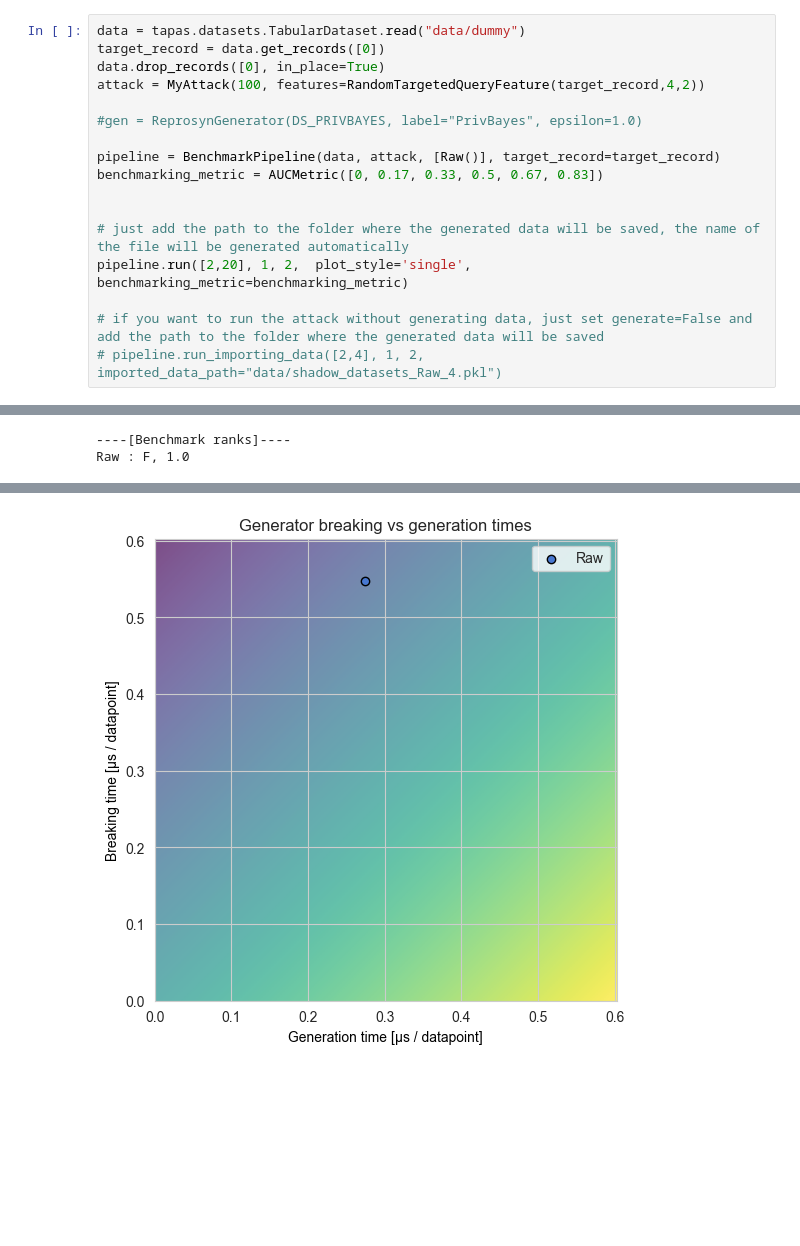
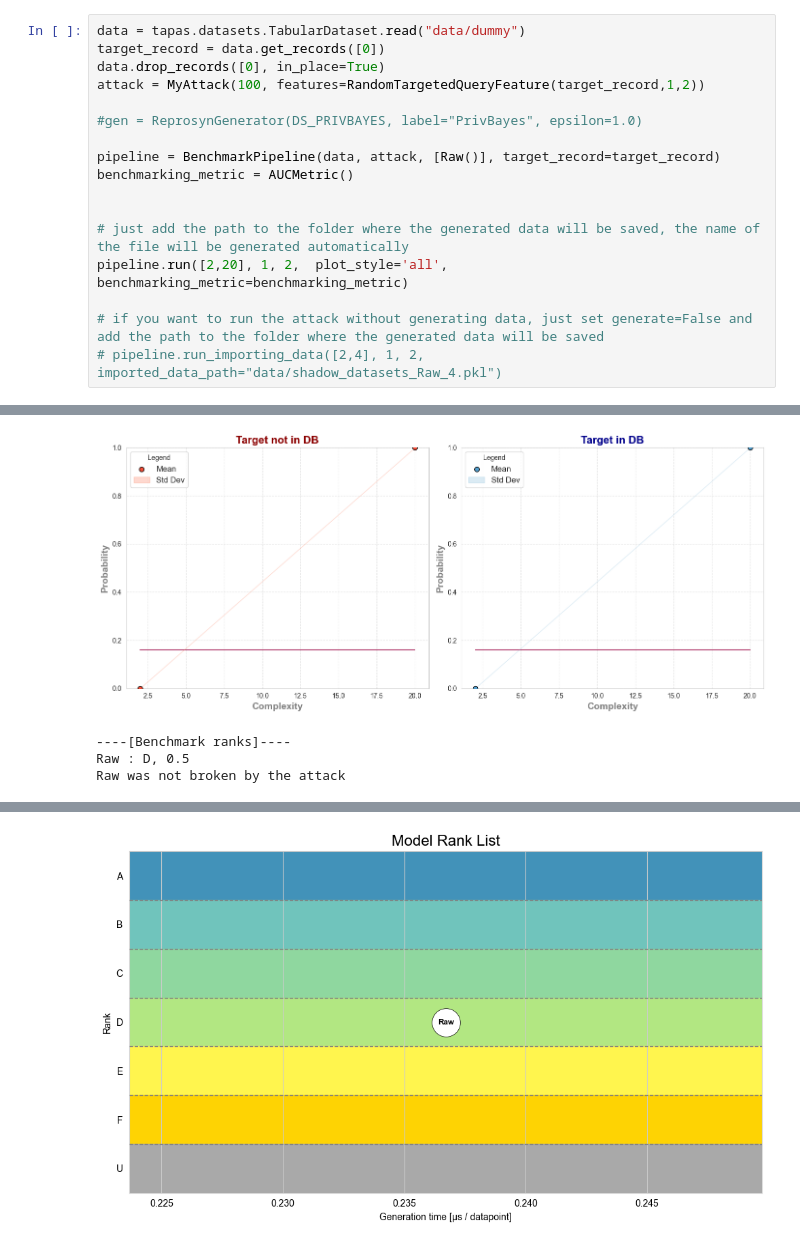
Before and after one commit to ArthGV/Benchmarking-of-Tabular-Synthetic-Data-Generation, a Jupyter notebook: privacy/run_pipeline.ipynb, the cells around one changed output, grey strips where cells are left out. Saved outputs shown, nothing was run; the diff lists cells and outputs as text; blank space fills up the shorter version.

```diff
--- a/privacy/run_pipeline.ipynb
+++ b/privacy/run_pipeline.ipynb
@@ -9,16 +9,16 @@ from utils.benchmark_metric import AUCMetric
 data = tapas.datasets.TabularDataset.read("data/dummy")
 target_record = data.get_records([0])
 data.drop_records([0], in_place=True)
-attack = MyAttack(100, features=RandomTargetedQueryFeature(target_record,4,2))
+attack = MyAttack(100, features=RandomTargetedQueryFeature(target_record,1,2))
 
 #gen = ReprosynGenerator(DS_PRIVBAYES, label="PrivBayes", epsilon=1.0)
 
 pipeline = BenchmarkPipeline(data, attack, [Raw()], target_record=target_record)
-benchmarking_metric = AUCMetric([0, 0.17, 0.33, 0.5, 0.67, 0.83])
+benchmarking_metric = AUCMetric()
 
 
 # just add the path to the folder where the generated data will be saved, the name of the file will be generated automatically
-pipeline.run([2,20], 1, 2,  plot_style='single', benchmarking_metric=benchmarking_metric)
+pipeline.run([2,20], 1, 2,  plot_style='all', benchmarking_metric=benchmarking_metric)
 
 # if you want to run the attack without generating data, just set generate=False and add the path to the folder where the generated data will be saved
 # pipeline.run_importing_data([2,4], 1, 2, imported_data_path="data/shadow_datasets_Raw_4.pkl")
@@ -34,2 +34,4 @@ COMPLEXITY:  20
+[figure, new version]
 ----[Benchmark ranks]----
-Raw : F, 1.0
+Raw : D, 0.5
+Raw was not broken by the attack
@@ -37 +38 @@ Raw : F, 1.0
-[figure, old version]
+[figure, new version]
```
Also changed, not shown: parts of 2 cells of this notebook, 1 other file.
